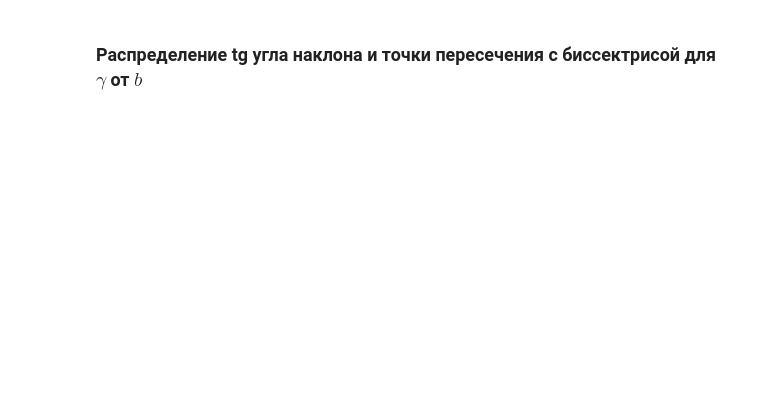
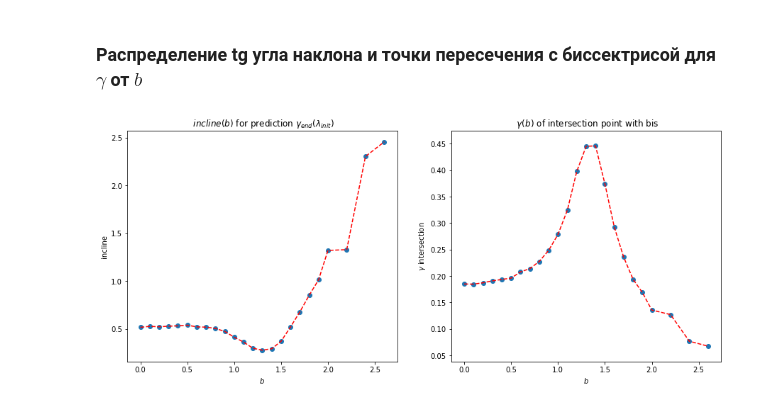
Before and after one commit to VitaliyRakitin/Diploma, a Jupyter notebook: Params2.ipynb, the cells around one changed output. Cells and saved outputs as stored; diff of their text form; code cells hidden in the pictures; blank space fills up the shorter version.

```diff
--- a/Params2.ipynb
+++ b/Params2.ipynb
@@ -671,2 +683,21 @@ plt.show()
 # %% [markdown]
 ### Распределение tg угла наклона и точки пересечения с биссектрисой для $\gamma$ от $b$
+# %%
+plt.figure(1, figsize=(15,6))
+
+plt.subplot(121)
+plt.scatter(arr_b, incline_gamma)
+plt.plot(arr_b, incline_gamma, 'r--')
+plt.xlabel('$b$')
+plt.ylabel('incline')
+plt.title(' $incline(b)$ for prediction $\gamma_{end}(\lambda_{init})$')
+plt.subplot(122)
+plt.scatter(arr_b, intersection_gamma)
+plt.plot(arr_b, intersection_gamma, 'r--')
+plt.xlabel('$b$')
+plt.ylabel('$\gamma$ intersection')
+plt.title(' $\gamma(b)$ of intersection point with bis')
+
+plt.show()
+# %% [output]
+[figure, added]
```
Also changed, not shown: parts of 10 cells of this notebook.
